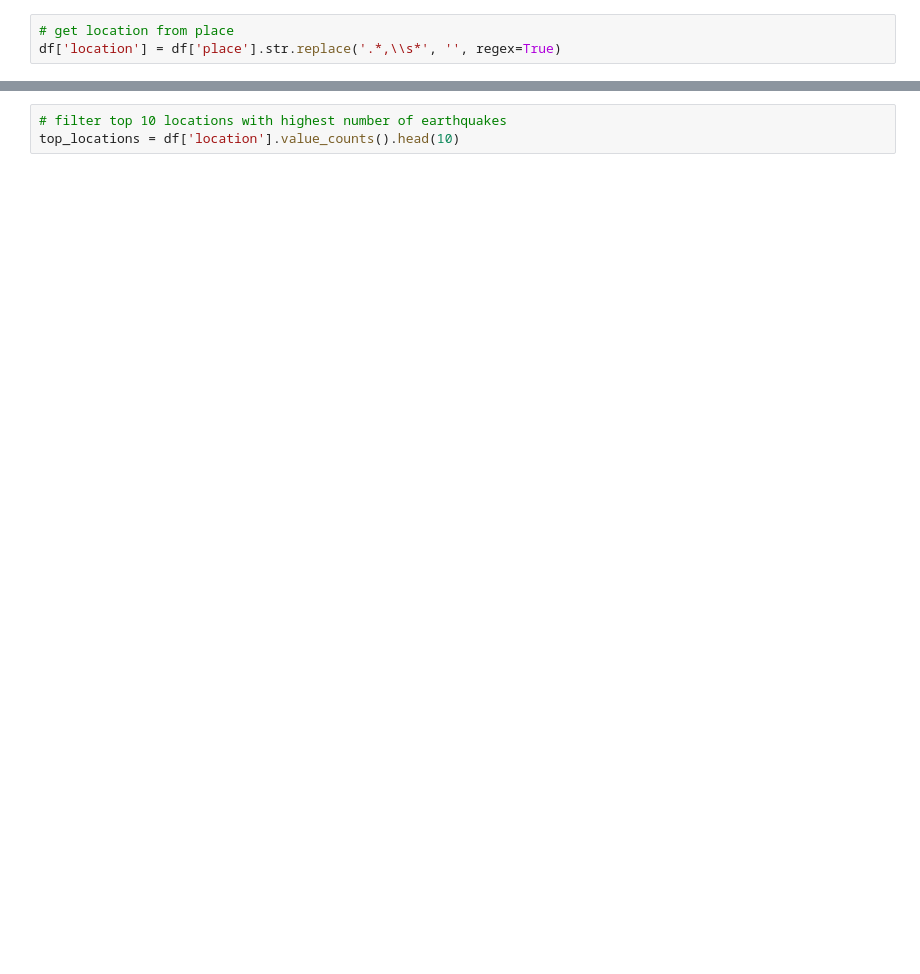
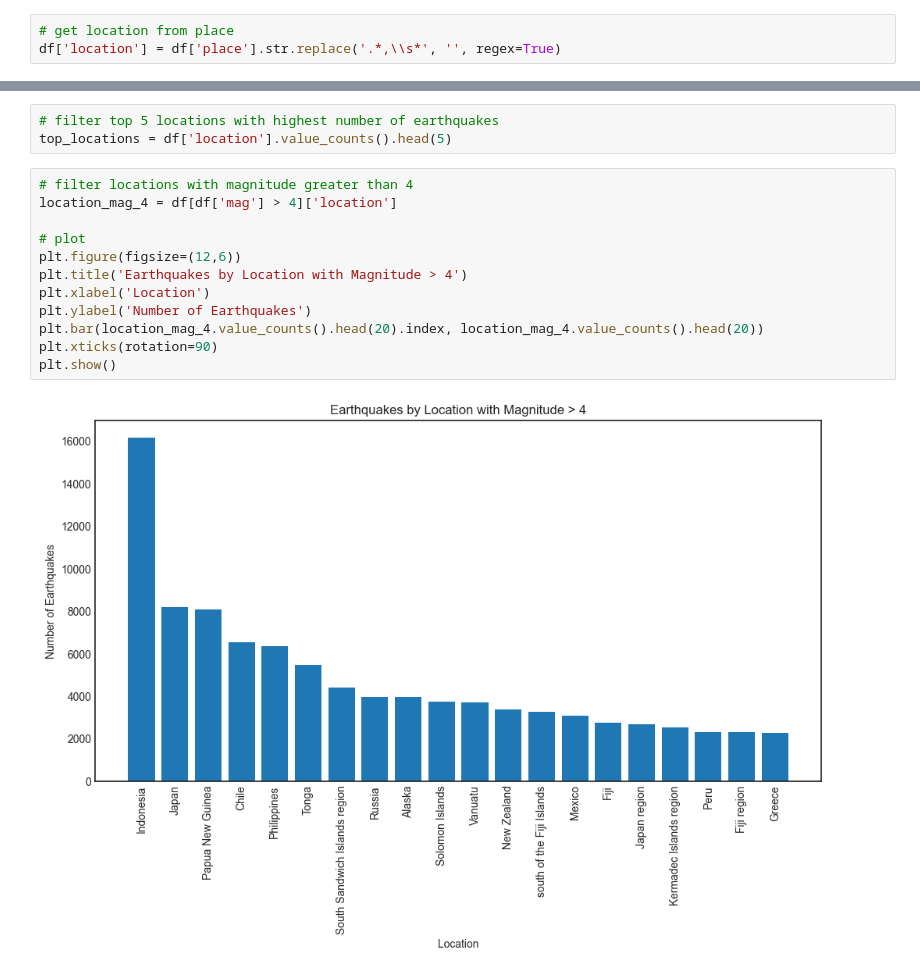
Before and after one commit to parthshah231/earthquake_analysis, a Jupyter notebook: eda.ipynb, the cells around one changed output, grey strips where cells are left out. Drawn from its saved outputs; the diff is of its cells as text; blank space fills up the shorter version.

```diff
--- a/eda.ipynb
+++ b/eda.ipynb
@@ -129,6 +136,20 @@ plt.show()
 # %%
-# filter top 10 locations with highest number of earthquakes
-top_locations = df['location'].value_counts().head(10)
+# filter top 5 locations with highest number of earthquakes
+top_locations = df['location'].value_counts().head(5)
+# %%
+# filter locations with magnitude greater than 4
+location_mag_4 = df[df['mag'] > 4]['location']
+
+# plot
+plt.figure(figsize=(12,6))
+plt.title('Earthquakes by Location with Magnitude > 4')
+plt.xlabel('Location')
+plt.ylabel('Number of Earthquakes')
+plt.bar(location_mag_4.value_counts().head(20).index, location_mag_4.value_counts().head(20))
+plt.xticks(rotation=90)
+plt.show()
+# %% [output]
+[figure, added]
 # %%
 # check for local trend
 fig, ax = plt.subplots(figsize=(12,6))
```
Also changed, not shown: parts of 19 cells of this notebook.
